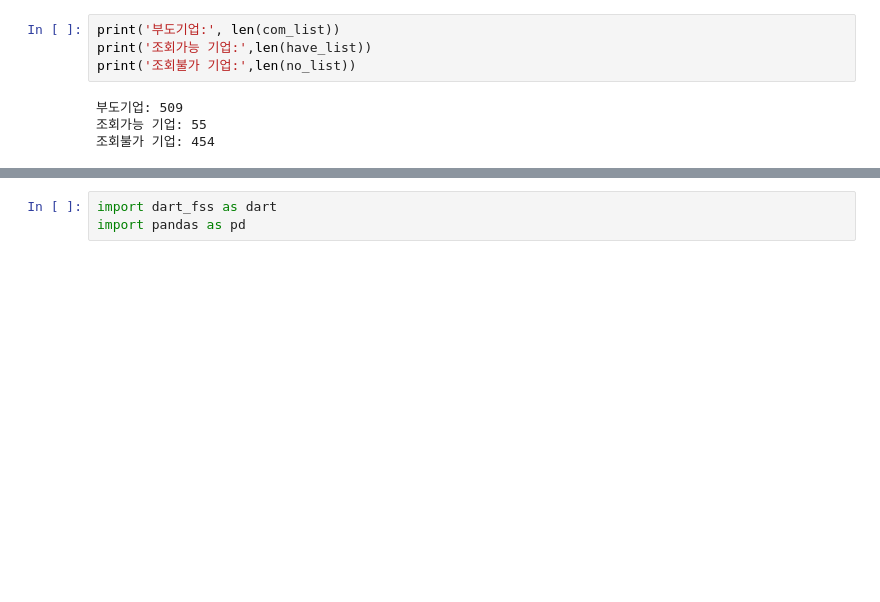
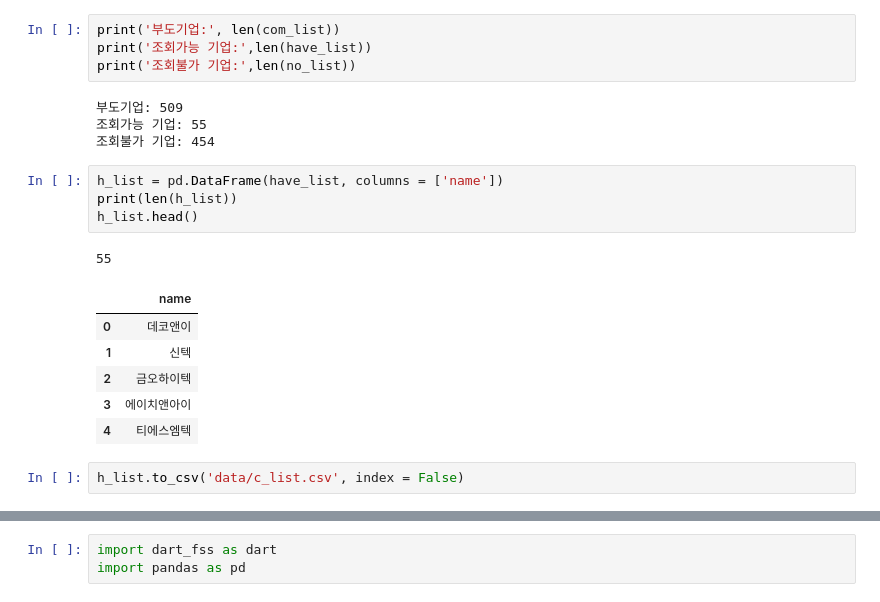
Before and after one commit to Seungki-Jeong/Analysis-of-Corporate-Bankruptcy, a Jupyter notebook: (windows)재무제표, 현금흐름표, 포괄손익계산서 예시-Copy1.ipynb, the cells around one changed output, grey strips where cells are left out. Cells and saved outputs as stored; diff of their text form; blank space fills up the shorter version.

```diff
--- a/(windows)재무제표, 현금흐름표, 포괄손익계산서 예시-Copy1.ipynb
+++ b/(windows)재무제표, 현금흐름표, 포괄손익계산서 예시-Copy1.ipynb
@@ -163,3 +163,17 @@ print('조회불가 기업:',len(no_list))
 부도기업: 509
 조회가능 기업: 55
 조회불가 기업: 454
+# %%
+h_list = pd.DataFrame(have_list, columns = ['name'])
+print(len(h_list))
+h_list.head()
+# %% [output]
+55
+|  | name |
+| 0 | 데코앤이 |
+| 1 | 신텍 |
+| 2 | 금오하이텍 |
+| 3 | 에이치앤아이 |
+| 4 | 티에스엠텍 |
+# %%
+h_list.to_csv('data/c_list.csv', index = False)
```
Also changed, not shown: parts of 2 cells of this notebook, 1 other file.
